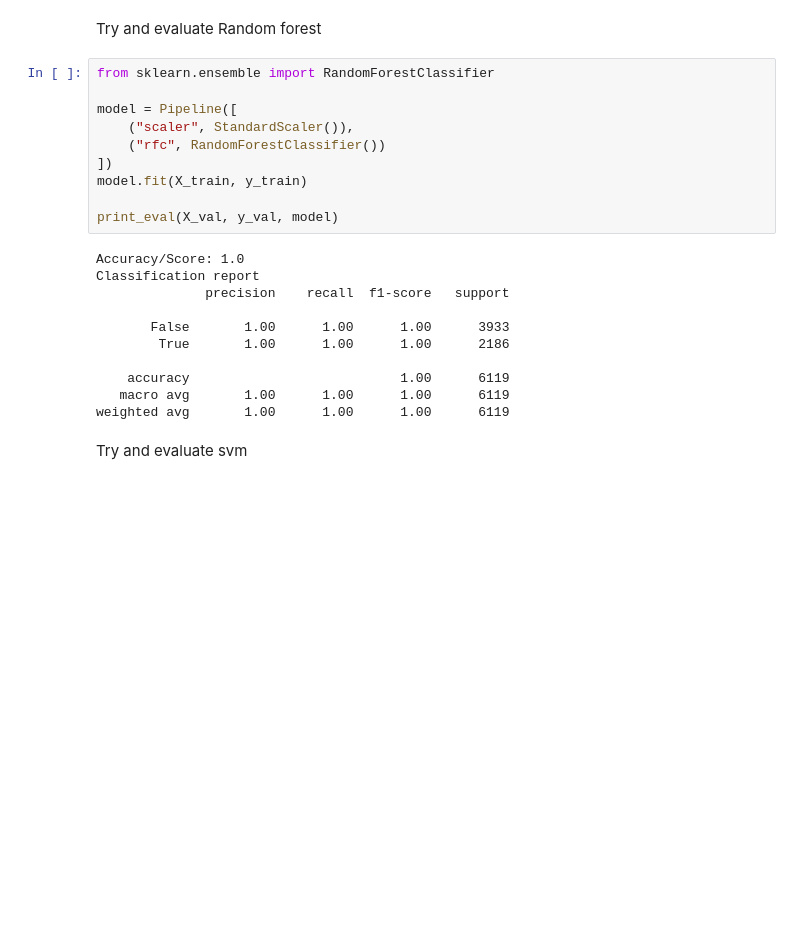
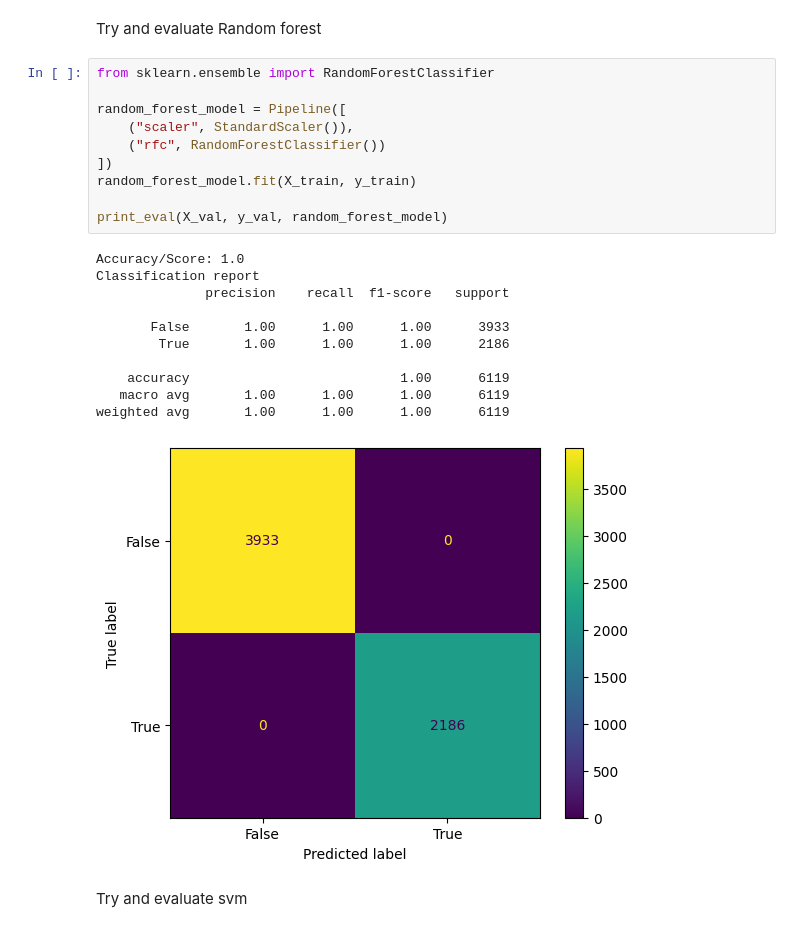
Before and after one commit to MauroPello/mushrooms-classification, a Jupyter notebook: model.ipynb, the cells around one changed output. Saved outputs shown, nothing was run; the diff lists cells and outputs as text; blank space fills up the shorter version.

```diff
--- a/model.ipynb
+++ b/model.ipynb
@@ -131,24 +135,25 @@ Try and evaluate Random forest
 # %%
 from sklearn.ensemble import RandomForestClassifier
 
-model = Pipeline([
+random_forest_model = Pipeline([
     ("scaler", StandardScaler()),
     ("rfc", RandomForestClassifier())
 ])
-model.fit(X_train, y_train)
+random_forest_model.fit(X_train, y_train)
 
-print_eval(X_val, y_val, model)
+print_eval(X_val, y_val, random_forest_model)
 # %% [output]
 Accuracy/Score: 1.0
 Classification report
               precision    recall  f1-score   support
 
        False       1.00      1.00      1.00      3933
         True       1.00      1.00      1.00      2186
 
     accuracy                           1.00      6119
    macro avg       1.00      1.00      1.00      6119
 weighted avg       1.00      1.00      1.00      6119
+[figure, added]
 # %% [markdown]
 Try and evaluate svm
 # %%
```
Also changed, not shown: parts of 11 cells of this notebook.
